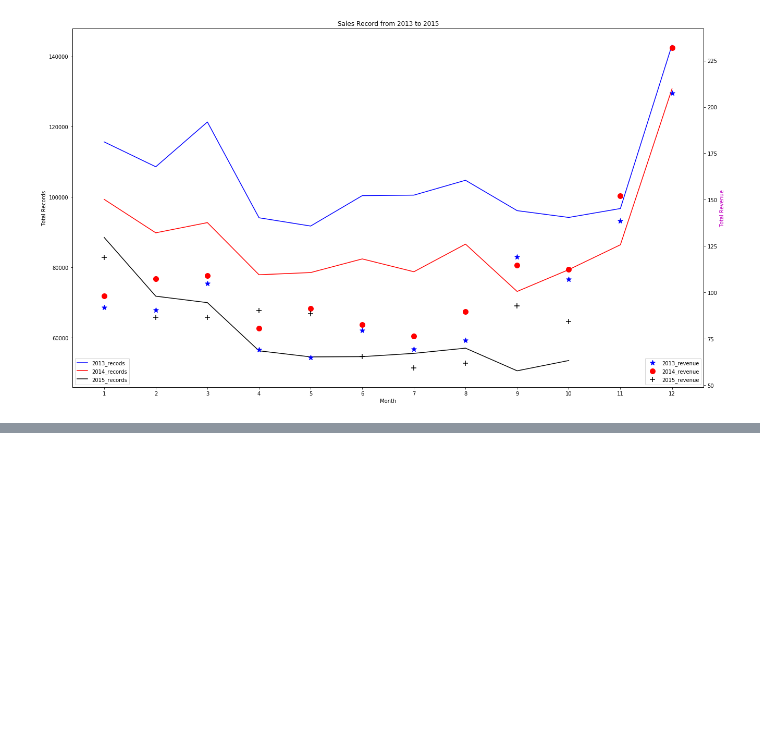
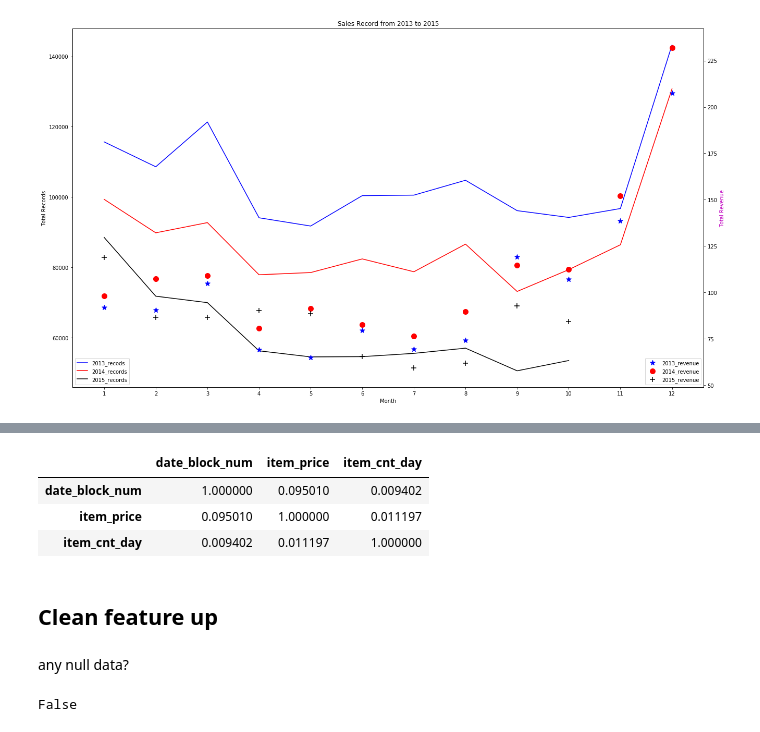
Before and after one commit to AilingLiu/How-to-Win-Kaggle-Competition, a Jupyter notebook: Final_Project/preview_of_data.ipynb, the cells around one changed output, grey strips where cells are left out. Saved outputs shown, nothing was run; the diff lists cells and outputs as text; code cells hidden in the pictures; blank space fills up the shorter version.

```diff
--- a/Final_Project/preview_of_data.ipynb
+++ b/Final_Project/preview_of_data.ipynb
@@ -232,0 +253,4 @@ dtype: int64
+# %%
+for col in ['date_block_num', 'shop_id', 'item_id', 'item_cnt_day']:
+  print(f'{col}')
+  print(sales_train.loc[:,col].value_counts())
@@ -421,0 +482,16 @@ plt.show()
+# %%
+sales[num_cols].corr()
+# %% [output]
+|  | date_block_num | item_price | item_cnt_day |
+| date_block_num | 1.000000 | 0.095010 | 0.009402 |
+| item_price | 0.095010 | 1.000000 | 0.011197 |
+| item_cnt_day | 0.009402 | 0.011197 | 1.000000 |
+# %% [markdown]
+## Clean feature up
+# %% [markdown]
+any null data?
+# %%
+#by row
+sales.isnull().sum(axis=1).any()
+# %% [output]
+False
```
Also changed, not shown: parts of 24 cells of this notebook.
